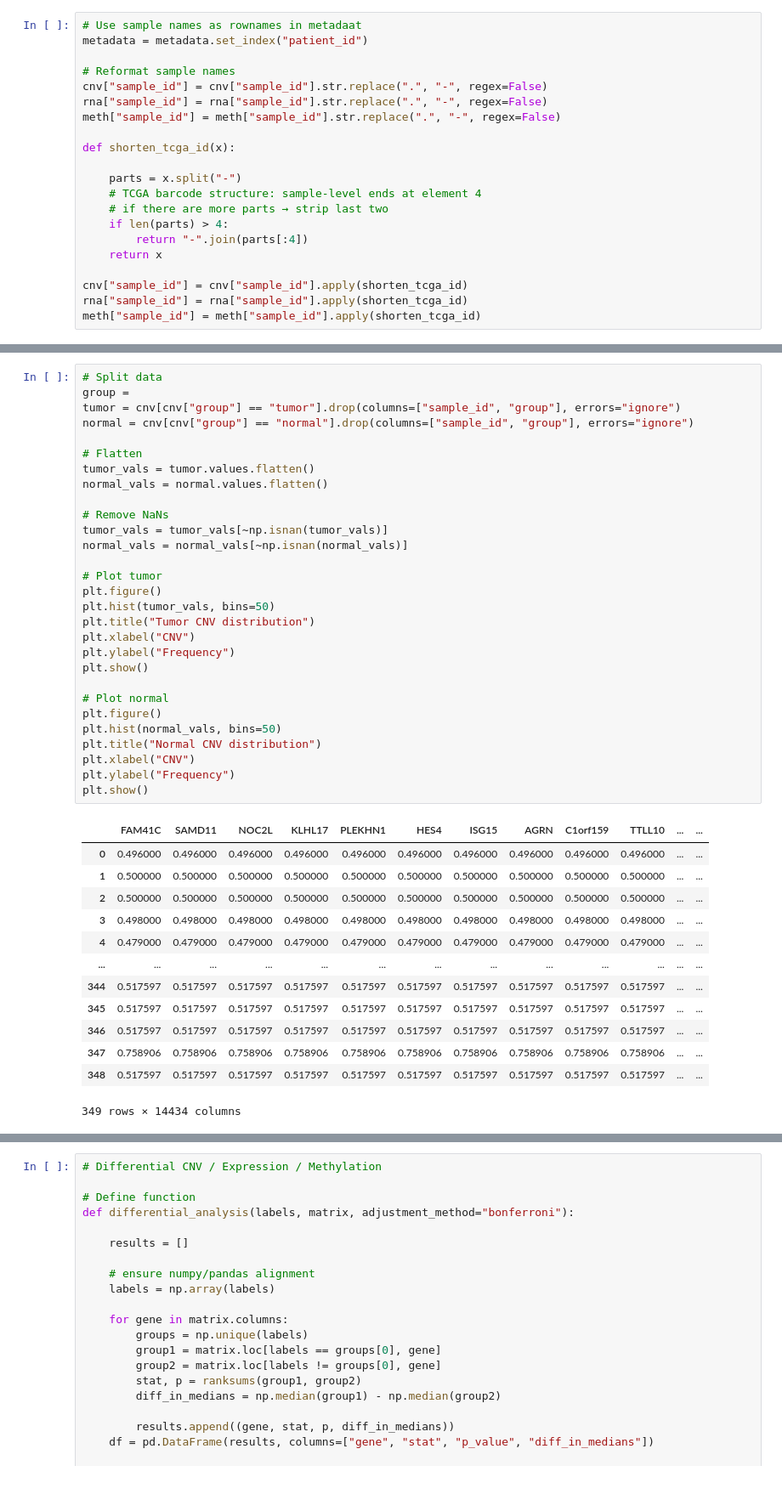
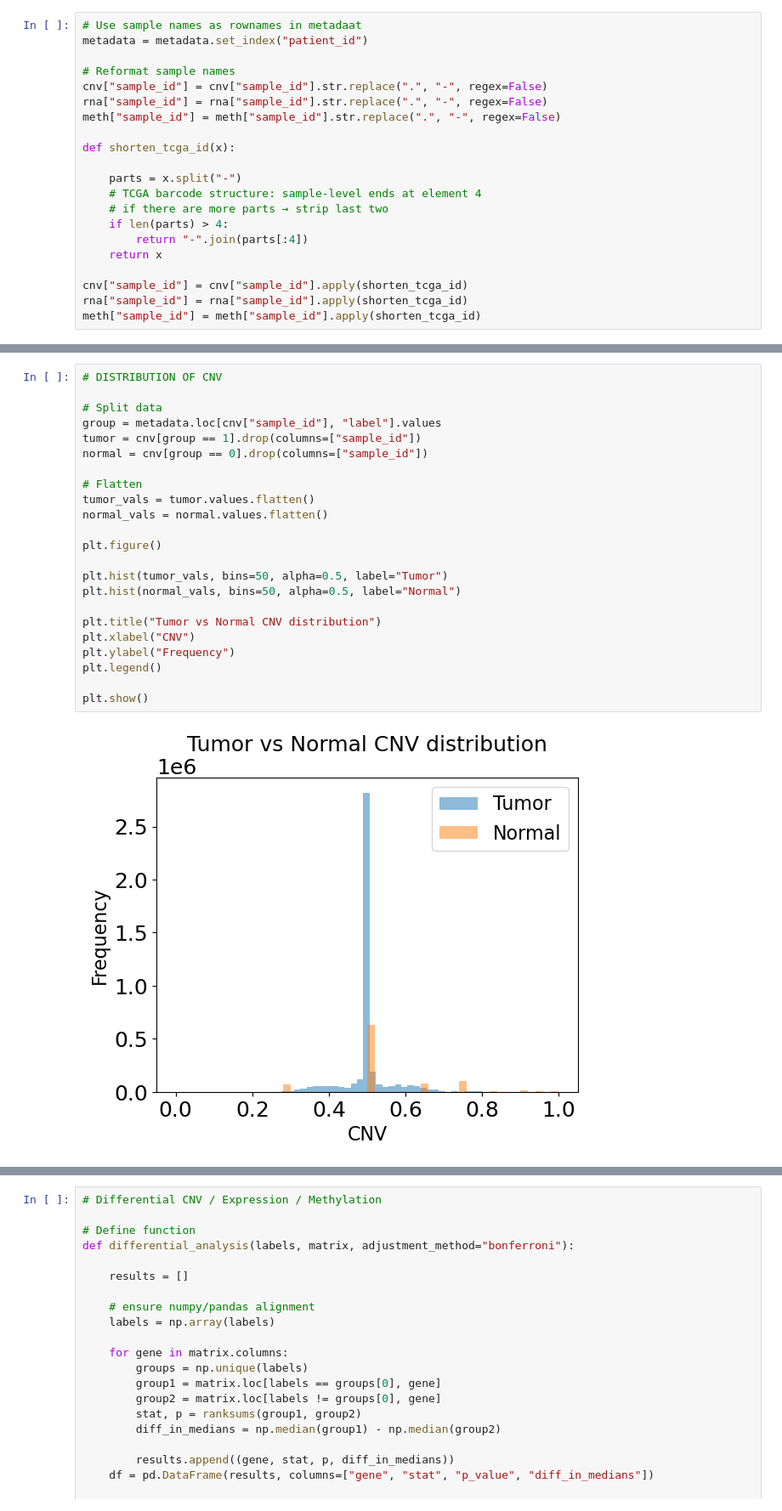
Before and after one commit to ink-github/KIRC_medbioinfo2026, a Jupyter notebook: data_analysis.ipynb, the cells around one changed output, grey strips where cells are left out. Shown at 85% size. Saved outputs shown, nothing was run; the diff lists cells and outputs as text; blank space fills up the shorter version.

```diff
--- a/data_analysis.ipynb
+++ b/data_analysis.ipynb
@@ -87,43 +112,25 @@ plt.show()
 # %%
+# DISTRIBUTION OF CNV
+
 # Split data
-group =
-tumor = cnv[cnv["group"] == "tumor"].drop(columns=["sample_id", "group"], errors="ignore")
-normal = cnv[cnv["group"] == "normal"].drop(columns=["sample_id", "group"], errors="ignore")
+group = metadata.loc[cnv["sample_id"], "label"].values
+tumor = cnv[group == 1].drop(columns=["sample_id"])
+normal = cnv[group == 0].drop(columns=["sample_id"])
 
 # Flatten
 tumor_vals = tumor.values.flatten()
 normal_vals = normal.values.flatten()
 
-# Remove NaNs
-tumor_vals = tumor_vals[~np.isnan(tumor_vals)]
-normal_vals = normal_vals[~np.isnan(normal_vals)]
+plt.figure()
 
-# Plot tumor
-plt.figure()
-plt.hist(tumor_vals, bins=50)
-plt.title("Tumor CNV distribution")
+plt.hist(tumor_vals, bins=50, alpha=0.5, label="Tumor")
+plt.hist(normal_vals, bins=50, alpha=0.5, label="Normal")
+
+plt.title("Tumor vs Normal CNV distribution")
 plt.xlabel("CNV")
 plt.ylabel("Frequency")
+plt.legend()
+
 plt.show()
-
-# Plot normal
-plt.figure()
-plt.hist(normal_vals, bins=50)
-plt.title("Normal CNV distribution")
-plt.xlabel("CNV")
-plt.ylabel("Frequency")
-plt.show()
 # %% [output]
-|  | FAM41C | SAMD11 | NOC2L | KLHL17 | PLEKHN1 | HES4 | ISG15 | AGRN | C1orf159 | TTLL10 | ... | ... |
-| 0 | 0.496000 | 0.496000 | 0.496000 | 0.496000 | 0.496000 | 0.496000 | 0.496000 | 0.496000 | 0.496000 | 0.496000 | ... | ... |
-| 1 | 0.500000 | 0.500000 | 0.500000 | 0.500000 | 0.500000 | 0.500000 | 0.500000 | 0.500000 | 0.500000 | 0.500000 | ... | ... |
-| 2 | 0.500000 | 0.500000 | 0.500000 | 0.500000 | 0.500000 | 0.500000 | 0.500000 | 0.500000 | 0.500000 | 0.500000 | ... | ... |
-| 3 | 0.498000 | 0.498000 | 0.498000 | 0.498000 | 0.498000 | 0.498000 | 0.498000 | 0.498000 | 0.498000 | 0.498000 | ... | ... |
-| 4 | 0.479000 | 0.479000 | 0.479000 | 0.479000 | 0.479000 | 0.479000 | 0.479000 | 0.479000 | 0.479000 | 0.479000 | ... | ... |
-| ... | ... | ... | ... | ... | ... | ... | ... | ... | ... | ... | ... | ... |
-| 344 | 0.517597 | 0.517597 | 0.517597 | 0.517597 | 0.517597 | 0.517597 | 0.517597 | 0.517597 | 0.517597 | 0.517597 | ... | ... |
-| 345 | 0.517597 | 0.517597 | 0.517597 | 0.517597 | 0.517597 | 0.517597 | 0.517597 | 0.517597 | 0.517597 | 0.517597 | ... | ... |
-| 346 | 0.517597 | 0.517597 | 0.517597 | 0.517597 | 0.517597 | 0.517597 | 0.517597 | 0.517597 | 0.517597 | 0.517597 | ... | ... |
-| 347 | 0.758906 | 0.758906 | 0.758906 | 0.758906 | 0.758906 | 0.758906 | 0.758906 | 0.758906 | 0.758906 | 0.758906 | ... | ... |
-| 348 | 0.517597 | 0.517597 | 0.517597 | 0.517597 | 0.517597 | 0.517597 | 0.517597 | 0.517597 | 0.517597 | 0.517597 | ... | ... |
-349 rows × 14434 columns
+[figure, added]
```
Also changed, not shown: parts of 11 cells of this notebook, 1 other file.
